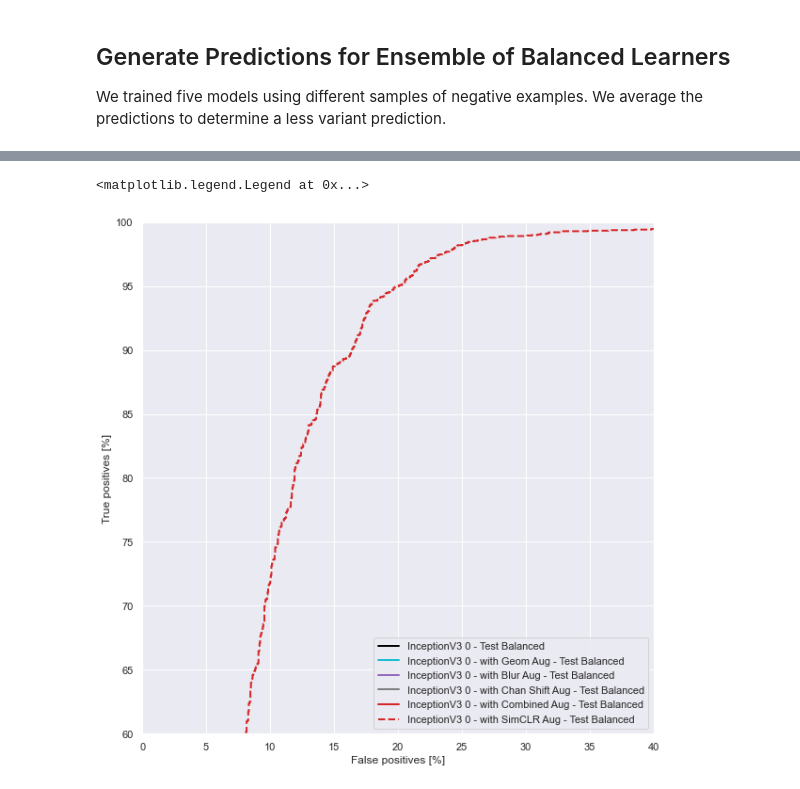
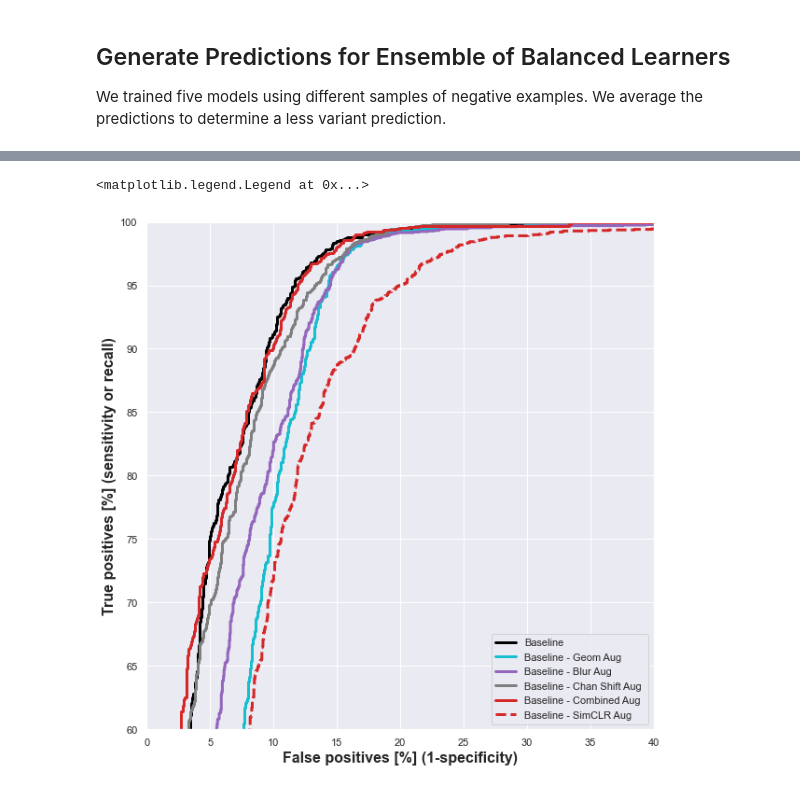
Before and after one commit to mariaauslander/capstone_fall20_irrigation, a Jupyter notebook: BigEarthData/epoch_metrics.ipynb, the cells around one changed output, grey strips where cells are left out. Drawn from its saved outputs; the diff is of its cells as text; code cells hidden in the pictures.

```diff
--- a/BigEarthData/epoch_metrics.ipynb
+++ b/BigEarthData/epoch_metrics.ipynb
@@ -436,10 +434,12 @@ array([[5.9725622e-05],
 # %%
-plot_roc(f"InceptionV3 0 - Test Balanced", labels_array, inc0_pred_array, color='tab:red', linestyle='--')
-plot_roc(f"InceptionV3 1 - Test Balanced", labels_array, inc1_pred_array, color='tab:cyan', linestyle='--')
-plot_roc(f"InceptionV3 2 - Test Balanced", labels_array, inc2_pred_array, color='tab:orange', linestyle='--')
-plot_roc(f"InceptionV3 3 - Test Balanced", labels_array, inc3_pred_array, color='tab:gray', linestyle='--')
-plot_roc(f"InceptionV3 4 - Test Balanced", labels_array, inc4_pred_array, color='tab:purple', linestyle='--')
-plot_roc(f"Ensemble - Test Balanced", labels_array, ens_pred_array, color='black', linestyle='-')
+fig,ax = plt.subplots(1,1,figsize=(10,10))
+plot_roc_full(f"InceptionV3 0 - Test Balanced", labels_array, inc0_pred_array, color='tab:red', linestyle='--')
+plot_roc_full(f"InceptionV3 1 - Test Balanced", labels_array, inc1_pred_array, color='tab:cyan', linestyle='--')
+plot_roc_full(f"InceptionV3 2 - Test Balanced", labels_array, inc2_pred_array, color='tab:orange', linestyle='--')
+plot_roc_full(f"InceptionV3 3 - Test Balanced", labels_array, inc3_pred_array, color='tab:gray', linestyle='--')
+plot_roc_full(f"InceptionV3 4 - Test Balanced", labels_array, inc4_pred_array, color='tab:purple', linestyle='--')
+plot_roc_full(f"Ensemble - Test Balanced", labels_array, ens_pred_array, color='black', linestyle='-')
+plot_roc_full(f"Upsampled - Test Balanced", labels_array, up_pre_array, color='black', linestyle='--')
 plt.legend(loc='lower right')
 # %% [output]
 <matplotlib.legend.Legend at 0x...>
@@ -499,9 +488,9 @@ plt.legend(loc='lower right')
 def plot_roc_full(name, labels, predictions, **kwargs):
   fp, tp, _ = sklearn.metrics.roc_curve(labels, predictions)
 
-  plt.plot(100*fp, 100*tp, label=name, linewidth=2, **kwargs)
-  plt.xlabel('False positives [%]')
-  plt.ylabel('True positives [%]')
+  plt.plot(100*fp, 100*tp, label=name, linewidth=3, **kwargs)
+  plt.xlabel('False positives [%] (1-specificity)', fontweight='bold', fontsize=16)
+  plt.ylabel('True positives [%] (sensitivity or recall)', fontweight='bold', fontsize=16)
   plt.xlim([0,40])
   plt.ylim([60,100])
   plt.grid(True)
@@ -523,11 +509,0 @@ i0_simclr_model = tf.keras.models.load_model(os.path.join(model_path, 'bl_inc_au
-# %%
-labels = []
-simclr0_predictions = []
-for image_batch, label_batch in balanced_test_data:
-    simclr0 = i0_simclr_model.predict(image_batch)
-    simclr0_predictions.append(simclr0)
-    labels.append(label_batch.numpy())
-# Create array of actual lables
-labels_array = np.concatenate(labels)
-
-simclr0_pred_array = np.concatenate(simclr0_predictions)
@@ -536,12 +510,12 @@ W1013 13:12:16.930170 4583718336 def_function.py:120] 7 out of the last 742 call
 # %%
 fig,ax = plt.subplots(1,1,figsize=(10,10))
-plot_roc_full(f"InceptionV3 0 - Test Balanced", labels_array, inc0_pred_array, color='black')
-plot_roc_full(f"InceptionV3 0 - with Geom Aug - Test Balanced", labels_array, shift0_pred_array, color='tab:cyan')
-plot_roc_full(f"InceptionV3 0 - with Blur Aug - Test Balanced", labels_array, blur0_pred_array, color='tab:purple')
-plot_roc_full(f"InceptionV3 0 - with Chan Shift Aug - Test Balanced", labels_array, cs0_pred_array, color='tab:gray')
-plot_roc_full(f"InceptionV3 0 - with Combined Aug - Test Balanced", labels_array, all0_pred_array, color='tab:red')
-plot_roc_full(f"InceptionV3 0 - with SimCLR Aug - Test Balanced", labels_array, simclr0_pred_array, color='tab:red', linestyle='--')
+plot_roc_full(f"Baseline", labels_array, inc0_pred_array, color='black')
+plot_roc_full(f"Baseline - Geom Aug", labels_array, shift0_pred_array, color='tab:cyan')
+plot_roc_full(f"Baseline - Blur Aug", labels_array, blur0_pred_array, color='tab:purple')
+plot_roc_full(f"Baseline - Chan Shift Aug ", labels_array, cs0_pred_array, color='tab:gray')
+plot_roc_full(f"Baseline - Combined Aug", labels_array, all0_pred_array, color='tab:red')
+plot_roc_full(f"Baseline - SimCLR Aug", labels_array, simclr0_pred_array, color='tab:red', linestyle='--')
 plt.legend(loc='lower right')
 # %% [output]
 <matplotlib.legend.Legend at 0x...>
-[figure, old version]
+[figure, new version]
```
Also changed, not shown: parts of 12 cells of this notebook, 2 other files.
